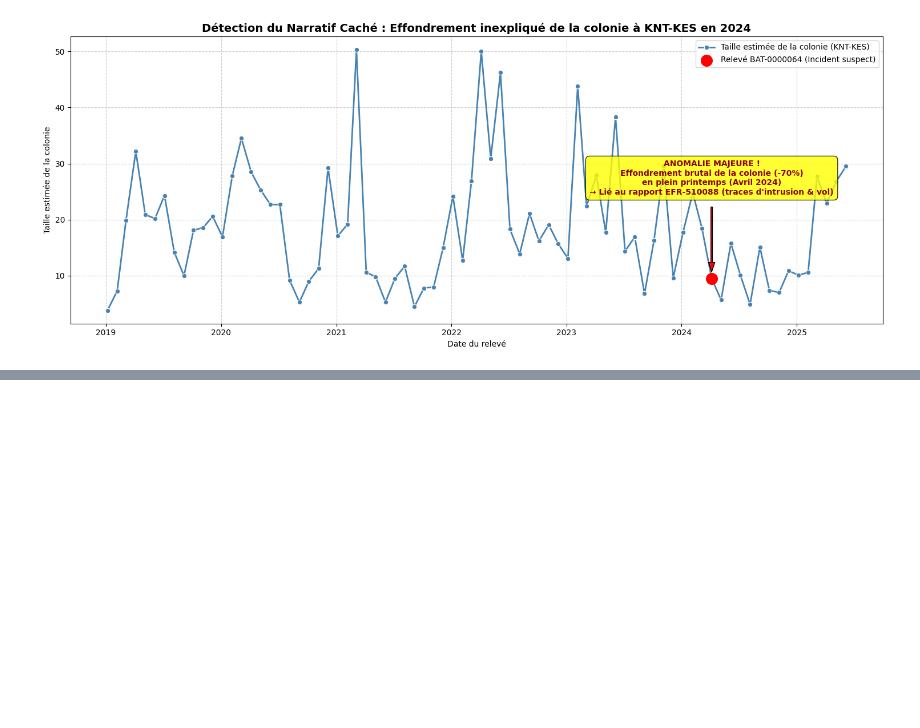
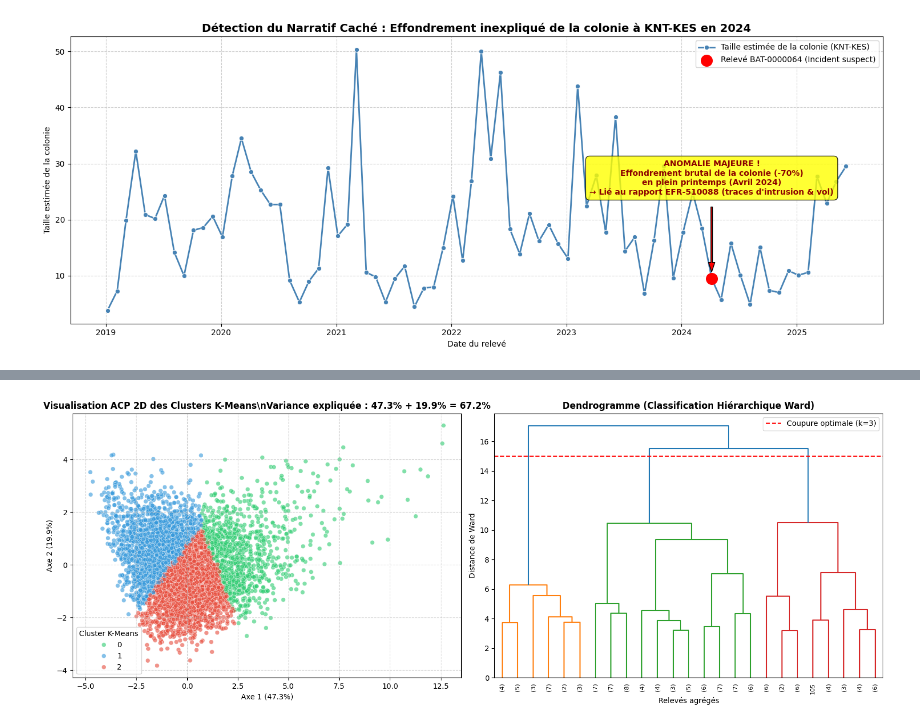
Before and after one commit to HananeDjouadi/G05-DataMining-2627, a Jupyter notebook: data/ecology/bat_surveys.ipynb, the cells around one changed output, grey strips where cells are left out. Cells and saved outputs as stored; diff of their text form; code cells hidden in the pictures; blank space fills up the shorter version.

```diff
--- a/data/ecology/bat_surveys.ipynb
+++ b/data/ecology/bat_surveys.ipynb
@@ -955,0 +944,46 @@ k = 7 : 0.1738
+# %%
+# 1. Ajustement final du K-Means avec k = 3
+kmeans = KMeans(n_clusters=3, random_state=42, n_init=10)
+df_analysis['cluster_kmeans'] = kmeans.fit_predict(X_scaled)
+# %%
+# 2. Réduction de dimension par ACP (PCA 2D pour visualiser la séparation)
+pca = PCA(n_components=2)
+X_pca = pca.fit_transform(X_scaled)
+df_analysis['pca_1'] = X_pca[:, 0]
+df_analysis['pca_2'] = X_pca[:, 1]
+var_exp = pca.explained_variance_ratio_ * 100
+# %%
+# 3. Tracé combiné : ACP 2D (gauche) & Dendrogramme CAH (droite)
+fig, axes = plt.subplots(1, 2, figsize=(16, 6))
+
+# ACP 2D colorée par cluster K-Means
+colors = ['#2ecc71', '#3498db', '#e74c3c']
+sns.scatterplot(
+    data=df_analysis,
+    x='pca_1',
+    y='pca_2',
+    hue='cluster_kmeans',
+    palette=colors,
+    alpha=0.6,
+    s=35,
+    ax=axes[0]
+)
+axes[0].set_title(f"Visualisation ACP 2D des Clusters K-Means\\nVariance expliquée : {var_exp[0]:.1f}% + {var_exp[1]:.1f}% = {var_exp.sum():.1f}%", fontsize=12, fontweight='bold')
+axes[0].set_xlabel(f"Axe 1 ({var_exp[0]:.1f}%)")
+axes[0].set_ylabel(f"Axe 2 ({var_exp[1]:.1f}%)")
+axes[0].legend(title="Cluster K-Means")
+axes[0].grid(True, linestyle='--', alpha=0.5)
+
+# Dendrogramme (sur un échantillon de 120 points pour la lisibilité)
+sample_idx = np.random.choice(len(X_scaled), size=120, replace=False)
+linkage_mat = linkage(X_scaled[sample_idx], method='ward')
+dendrogram(linkage_mat, truncate_mode='lastp', p=25, ax=axes[1], leaf_rotation=90, leaf_font_size=8)
+axes[1].set_title("Dendrogramme (Classification Hiérarchique Ward)", fontsize=12, fontweight='bold')
+axes[1].set_xlabel("Relevés agrégés")
+axes[1].set_ylabel("Distance de Ward")
+axes[1].axhline(y=15, color='r', linestyle='--', label='Coupure optimale (k=3)')
+axes[1].legend()
+plt.tight_layout()
+plt.show()
+# %% [output]
+[figure, added]
```
Also changed, not shown: parts of 82 cells of this notebook.
